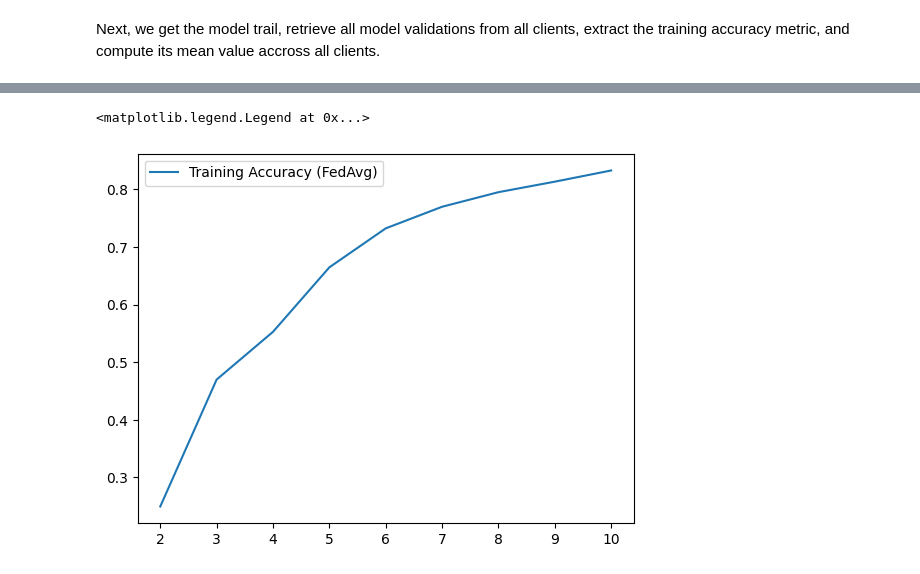
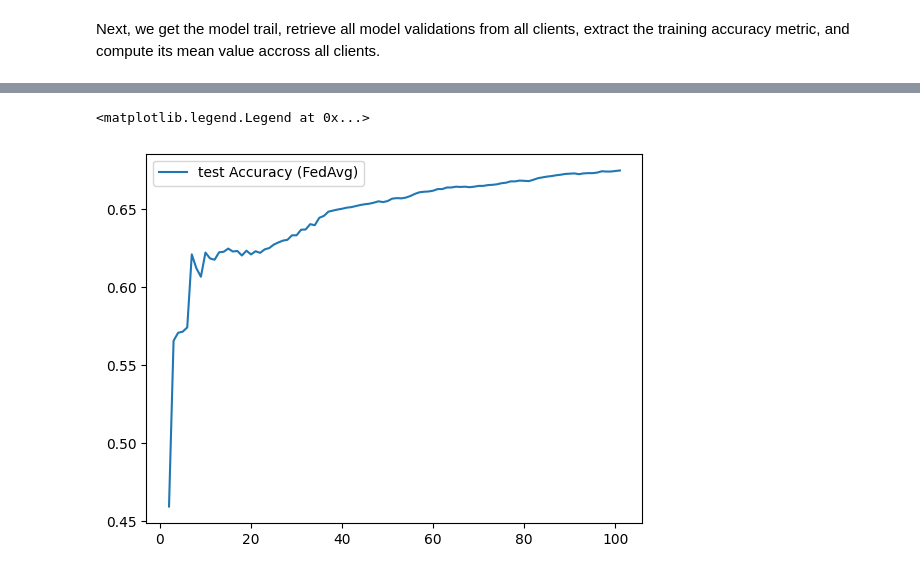
Before and after one commit to atefeharemian/fedn, a Jupyter notebook: examples/IOT/API_Example.ipynb, the cells around one changed output, grey strips where cells are left out. Cells and saved outputs as stored; diff of their text form; code cells hidden in the pictures.

```diff
--- a/examples/IOT/API_Example.ipynb
+++ b/examples/IOT/API_Example.ipynb
@@ -59,7 +57,7 @@ client.session_is_finished(session_config['id'])
 # %% [markdown]
 Next, we get the model trail, retrieve all model validations from all clients, extract the training accuracy metric, and compute its mean value accross all clients.
 # %%
-session_id = "experiment1"
+session_id = "experiment011"
 models = client.get_model_trail()
 
 acc = []
@@ -71,7 +69,7 @@ for model in models:
     a = []
     for validation in validations['result']:
         metrics = json.loads(validation['data'])
-        a.append(metrics['training_accuracy'])
+        a.append(metrics['test_accuracy'])
 
     acc.append(a)
 
@@ -79,7 +97,8 @@ mean_acc = [np.mean(x) for x in acc]
 # %%
+import matplotlib.pyplot as plt
 x = range(1,len(mean_acc)+1)
 plt.plot(x, mean_acc)
-plt.legend(['Training Accuracy (FedAvg)'])
+plt.legend(['test Accuracy (FedAvg)'])
 # %% [output]
 <matplotlib.legend.Legend at 0x...>
-[figure, old version]
+[figure, new version]
```
Also changed, not shown: parts of 9 cells of this notebook, 9 other files.
